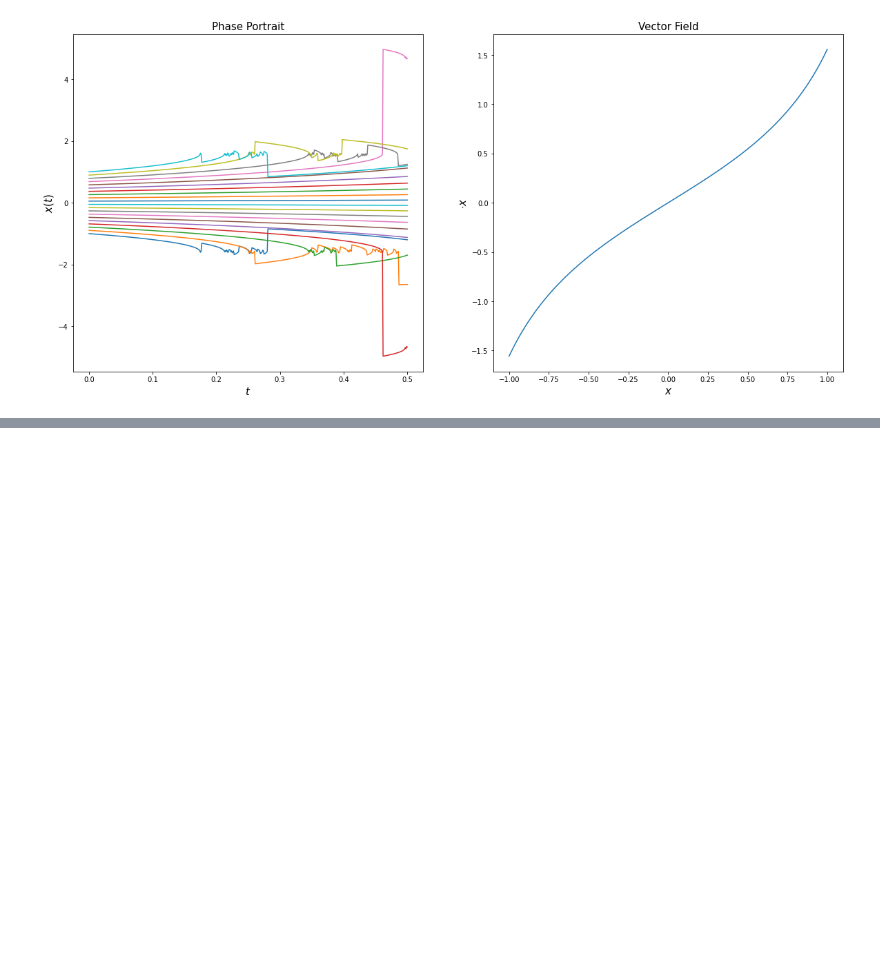
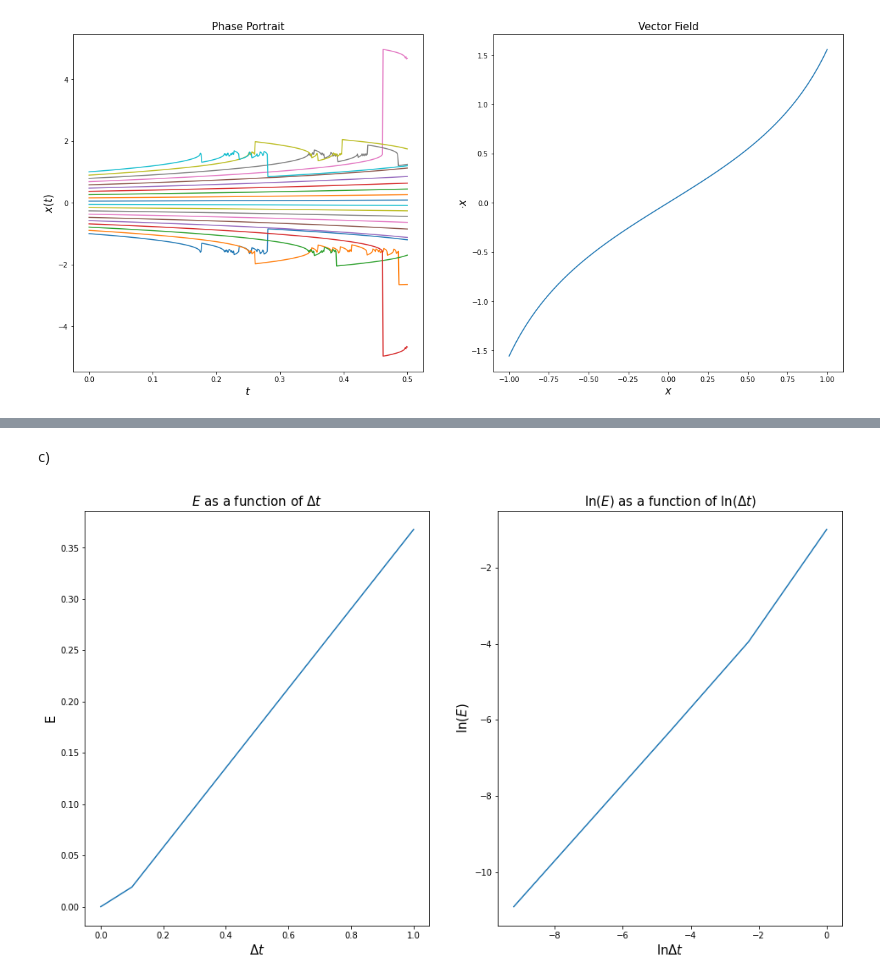
Before and after one commit to JUANESPG29/ModeladoySimulacion, a Jupyter notebook: EJERCICIOS_CAPITULO2_JUAN_ESTEBAN_PABON.ipynb, the cells around one changed output, grey strips where cells are left out. Saved outputs shown, nothing was run; the diff lists cells and outputs as text; code cells hidden in the pictures; blank space fills up the shorter version.

```diff
--- a/EJERCICIOS_CAPITULO2_JUAN_ESTEBAN_PABON.ipynb
+++ b/EJERCICIOS_CAPITULO2_JUAN_ESTEBAN_PABON.ipynb
@@ -167,0 +203,15 @@ plot_phase_portrait(func10,h,ti,tf,x0_i,x0_f,n)
+# %%
+from IPython.display import display, Math
+
+def func11(x):
+  return -x
+
+step = 1 # delta t
+x0 = 1 # condición inicial x(0) = 1
+ti = 0 # tiempo inicial
+tf = 1 # tiempo final x(1)
+
+for n in range(5):
+  step = 10**(-n)
+  t,x = euler_method(func11,step,x0,ti,tf)
+  display(Math(f'\Delta t = {step} \\rightarrow \hat x = {x[-1]}')) # interesa conocer x(1), es decir el ultimo elemento del array
@@ -167,0 +224,38 @@ plot_phase_portrait(func10,h,ti,tf,x0_i,x0_f,n)
+# %% [markdown]
+c)
+# %%
+def func11(x):
+  return -x
+
+step = 1 # delta t
+x0 = 1 # condición inicial x(0) = 1
+ti = 0 # tiempo inicial
+tf = 1 # tiempo final x(1)
+
+real_solution = np.exp(-1)
+deltas = np.array([])
+euler_errors = np.array([])
+
+for n in range(5):
+  step = 10**(-n)
+  deltas = np.append(deltas,step)
+  t,x = euler_method(func11,step,x0,ti,tf)
+  euler_errors = np.append(euler_errors,abs(x[-1] - real_solution))
+
+plt.figure(figsize=(16,9))
+plt.subplot(121)
+plt.plot(deltas,euler_errors)
+plt.title("$E$ as a function of $\Delta t$",fontsize=15)
+plt.xlabel("$\Delta t$",fontsize=15)
+plt.ylabel("E",fontsize=15)
+
+plt.subplot(122)
+plt.plot(np.log(deltas),np.log(euler_errors))
+plt.title("$\ln (E)$ as a function of $\ln (\Delta t)$",fontsize=15)
+plt.xlabel("$\ln \Delta t$",fontsize=15)
+plt.ylabel("$\ln (E)$",fontsize=15)
+
+
+plt.show()
+# %% [output]
+[figure, added]
```
Also changed, not shown: parts of 8 cells of this notebook.
